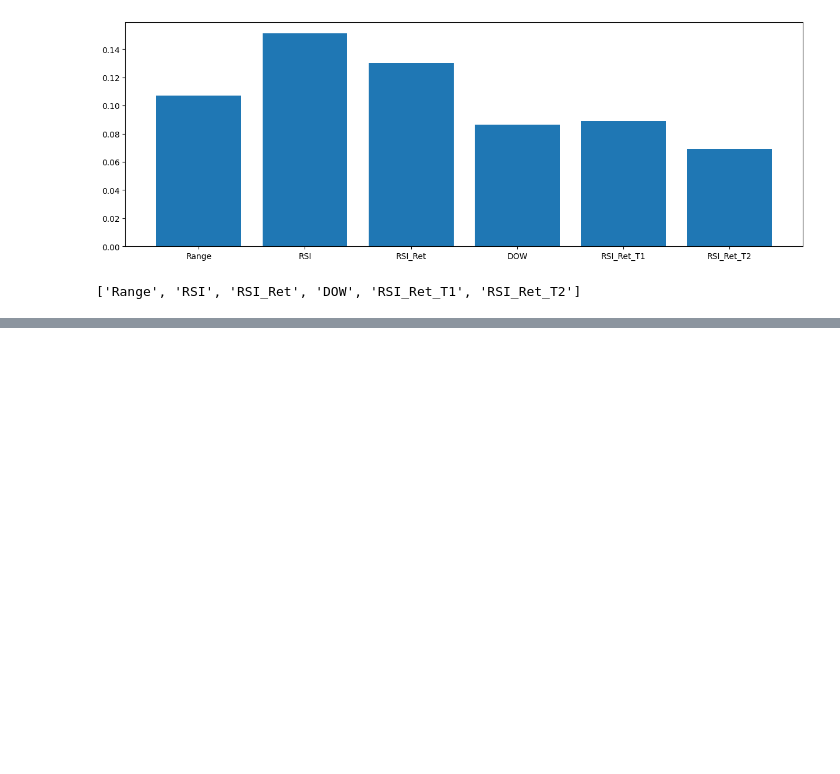
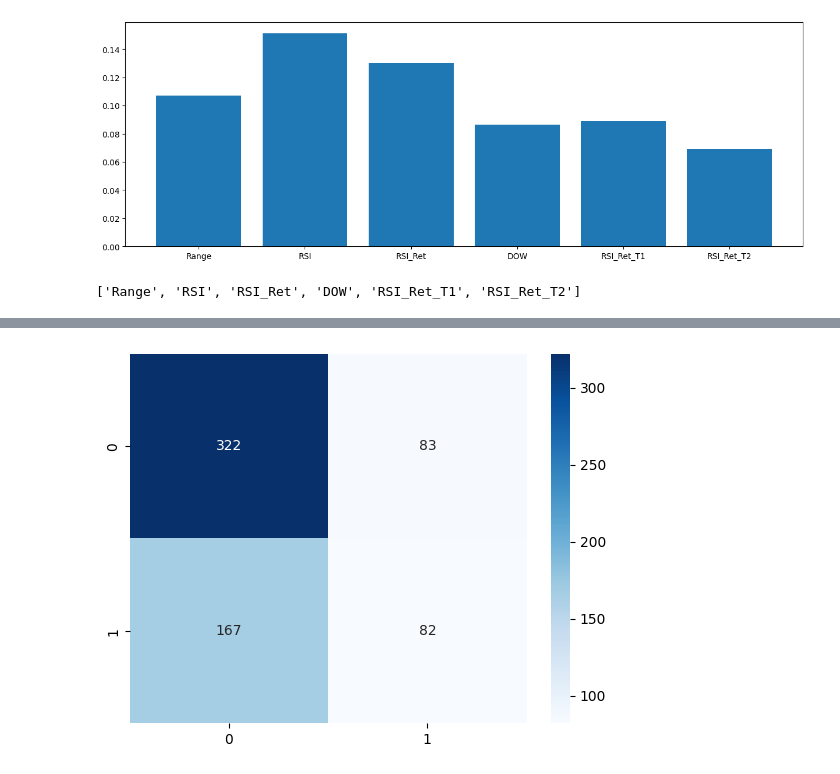
Before and after one commit to dkalenov/ML-Stock-Crypto-Trading, a Jupyter notebook: Bitcoin_Move_Prediction.ipynb, the cells around one changed output, grey strips where cells are left out. Drawn from its saved outputs; the diff is of its cells as text; code cells hidden in the pictures; blank space fills up the shorter version.

Commit message:
Fearure Selection Training

```diff
--- a/Bitcoin_Move_Prediction.ipynb
+++ b/Bitcoin_Move_Prediction.ipynb
@@ -748,0 +769,4 @@ recommended_feature_labels
+# %%
+# Split into Learning (X) and Target (y) Data
+X = df_tts.drop('TARGET', axis=1)
+y = df_tts['TARGET']
@@ -748,0 +873,16 @@ recommended_feature_labels
+# %%
+from xgboost import XGBClassifier
+
+best_params = {
+    'n_estimators': best['n_estimators'],
+    'learning_rate': best['learning_rate'],
+    'max_depth': best['max_depth'],
+    'min_child_weight': best['min_child_weight'],
+    'subsample': best['subsample'],
+    'gamma': best['gamma'],
+    'colsample_bytree': best['colsample_bytree'],
+    'reg_alpha': best['reg_alpha'],
+    'reg_lambda': best['reg_lambda']
+}
+
+xgb = XGBClassifier(**best_params)
@@ -748,0 +901,17 @@ recommended_feature_labels
+# %%
+from sklearn import model_selection
+from sklearn.metrics import classification_report
+
+# Performing cross-validation and obtaining predictions for the training set
+y_pred_train= model_selection.cross_val_predict(estimator=xgb, X=X_train, y=y_train, cv=5)
+
+# Performing cross-validation and obtaining predictions for the test set
+y_pred_test = model_selection.cross_val_predict(estimator=xgb, X=X_test, y=y_test, cv=5)
+
+
+# evoluating
+report_train = classification_report(y_train, y_pred_train)
+report_test = classification_report(y_test, y_pred_test)
+
+print('Train:\n', report_train)
+print('\n\nTest:\n', report_test)
@@ -748,0 +936,9 @@ recommended_feature_labels
+# %%
+from sklearn.metrics import confusion_matrix
+import seaborn as sns
+
+cm_train = confusion_matrix(y_test, y_pred_test)
+sns.heatmap(cm_train, annot=True, fmt='d', cmap='Blues')
+plt.show()
+# %% [output]
+[figure, added]
```
Also changed, not shown: parts of 18 cells of this notebook.
